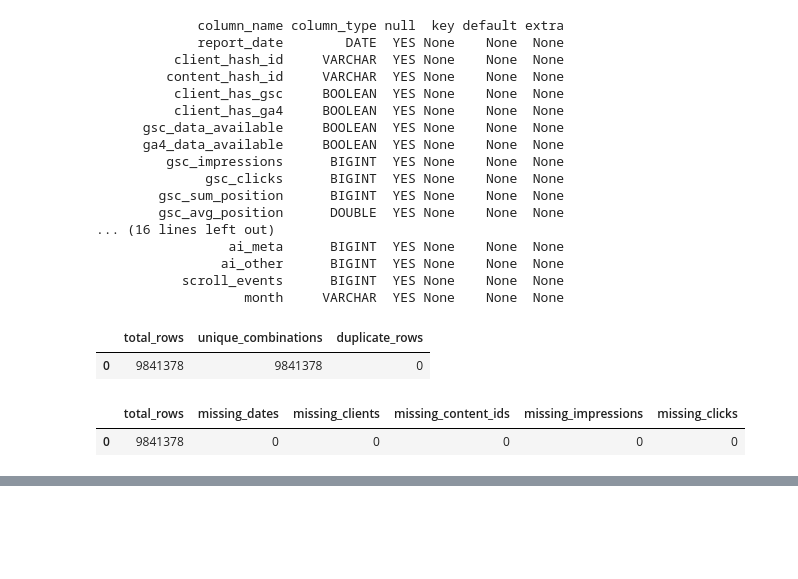
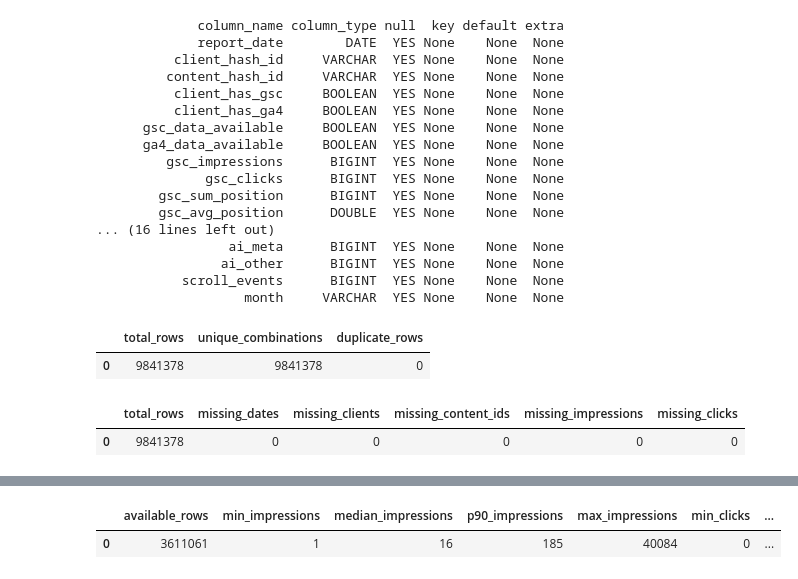
Before and after one commit to ehsansukhera55-debug/flyrank-ml-internship, a Jupyter notebook: work/notebooks/w03_data_contract.ipynb, the cells around one changed output, grey strips where cells are left out. Saved outputs shown, nothing was run; the diff lists cells and outputs as text; code cells hidden in the pictures; blank space fills up the shorter version.

```diff
--- a/work/notebooks/w03_data_contract.ipynb
+++ b/work/notebooks/w03_data_contract.ipynb
@@ -491,0 +610,28 @@ Missing GA4 values will not be treated as zero engagement.
+# %%
+distribution_query = f"""
+SELECT
+    COUNT(*) AS available_rows,
+
+    MIN(gsc_impressions) AS min_impressions,
+    APPROX_QUANTILE(gsc_impressions, 0.50) AS median_impressions,
+    APPROX_QUANTILE(gsc_impressions, 0.90) AS p90_impressions,
+    MAX(gsc_impressions) AS max_impressions,
+
+    MIN(gsc_clicks) AS min_clicks,
+    APPROX_QUANTILE(gsc_clicks, 0.50) AS median_clicks,
+    MAX(gsc_clicks) AS max_clicks,
+
+    MIN(gsc_avg_position) AS min_position,
+    APPROX_QUANTILE(gsc_avg_position, 0.50) AS median_position,
+    APPROX_QUANTILE(gsc_avg_position, 0.90) AS p90_position,
+    MAX(gsc_avg_position) AS max_position
+
+FROM read_parquet('{daily_path}')
+WHERE gsc_data_available IS TRUE
+"""
+
+distribution_result = con.sql(distribution_query).df()
+display(distribution_result)
+# %% [output]
+|  | available_rows | min_impressions | median_impressions | p90_impressions | max_impressions | min_clicks | ... |
+| 0 | 3611061 | 1 | 16 | 185 | 40084 | 0 | ... |
```
Also changed, not shown: parts of 7 cells of this notebook.
